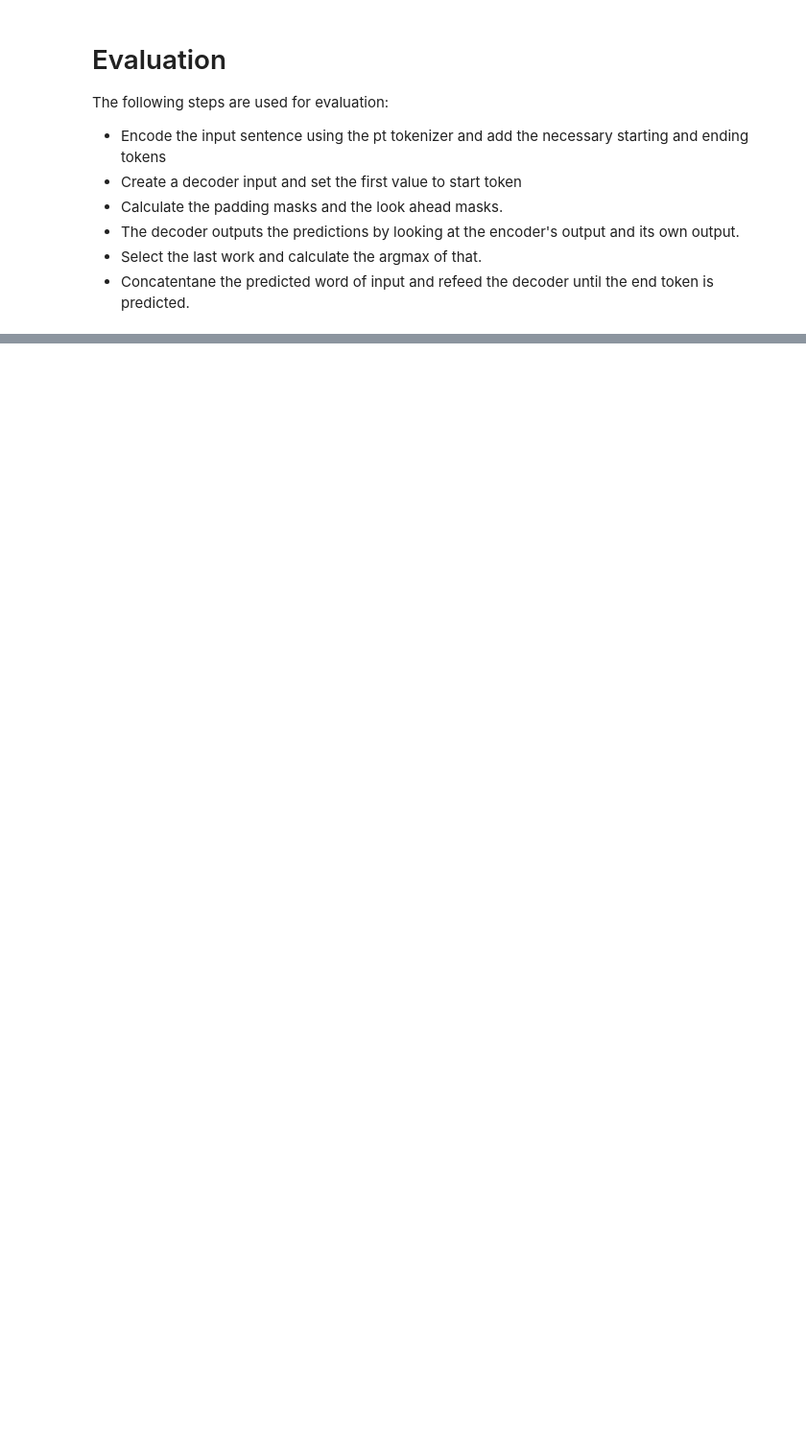
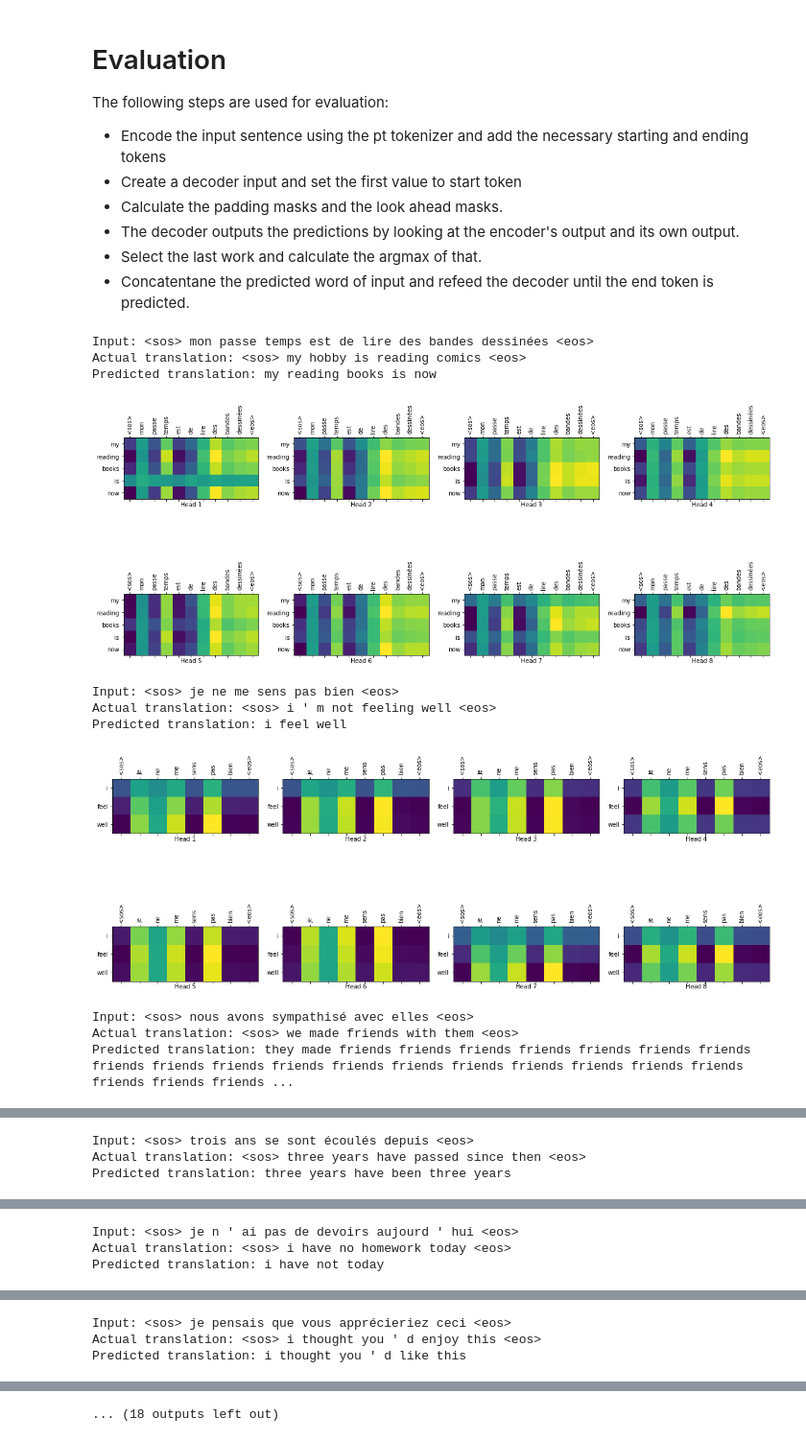
Before and after one commit to uzi0espil/research-papers-implementation, a Jupyter notebook: Attention Is All You Need/run.ipynb, the cells around one changed output, grey strips where cells are left out. Shown at 96% size. Drawn from its saved outputs; the diff is of its cells as text; code cells hidden in the pictures; blank space fills up the shorter version.

```diff
--- a/Attention Is All You Need/run.ipynb
+++ b/Attention Is All You Need/run.ipynb
@@ -283,7 +298,6 @@ def plot_attention_weights(attention, sentence, result, layer):
     fig = plt.figure(figsize=(16, 8))
 
     sentence = sentence.split(" ")
-    print(list(range(len(sentence))))
 
     attention = tf.squeeze(attention[layer], axis=0)
 
@@ -298,13 +312,9 @@ def plot_attention_weights(attention, sentence, result, layer):
         ax.set_xticks(range(len(sentence)))
         ax.set_yticks(range(len(result)))
 
-        ax.set_ylim(len(result)-1.5, -0.5)
+        ax.set_xticklabels(sentence, fontdict=fontdict, rotation=90)
 
-        ax.set_xticklabels(sentence,
-            fontdict=fontdict, rotation=90)
-
-        ax.set_yticklabels(result,
-                           fontdict=fontdict)
+        ax.set_yticklabels(result, fontdict=fontdict)
 
         ax.set_xlabel('Head {}'.format(head+1))
 
@@ -356,5 +366,19 @@ def translate(X, y, plot=''):
     if plot:
         plot_attention_weights(attention_weights, sentence, predicted_arr, plot)
 # %%
-for X, y in test_set.take(5):
-    translate(X, y, plot='decoder_layer1_block2')
+for X, y in test_set.take(15):
+    boolean_mask = tf.cast(X, dtype=tf.bool)
+    X = tf.boolean_mask(X, boolean_mask, axis=0)
+    translate(X, y, plot='decoder_layer2_block2')
+# %% [output]
+Input: <sos> mon passe temps est de lire des bandes dessinées <eos>
+Actual translation: <sos> my hobby is reading comics <eos>
+Predicted translation: my reading books is now
+[figure, added]
+Input: <sos> je ne me sens pas bien <eos>
+Actual translation: <sos> i ' m not feeling well <eos>
+Predicted translation: i feel well
+[figure, added]
+Input: <sos> nous avons sympathisé avec elles <eos>
+Actual translation: <sos> we made friends with them <eos>
+Predicted translation: they made friends friends friends friends friends friends friends friends friends friends friends friends friends friends friends friends friends friends friends friends friends ...
@@ -360,0 +386,3 @@ for X, y in test_set.take(5):
+Input: <sos> trois ans se sont écoulés depuis <eos>
+Actual translation: <sos> three years have passed since then <eos>
+Predicted translation: three years have been three years
@@ -360,0 +390,3 @@ for X, y in test_set.take(5):
+Input: <sos> je n ' ai pas de devoirs aujourd ' hui <eos>
+Actual translation: <sos> i have no homework today <eos>
+Predicted translation: i have not today
@@ -360,0 +394,3 @@ for X, y in test_set.take(5):
+Input: <sos> je pensais que vous apprécieriez ceci <eos>
+Actual translation: <sos> i thought you ' d enjoy this <eos>
+Predicted translation: i thought you ' d like this
@@ -361,3 +398,4 @@ for X, y in test_set.take(5):
+... (18 outputs left out)
 # %% [markdown]
 # References and Further readings.
 
```
Also changed, not shown: parts of 4 cells of this notebook, 1 other file.
